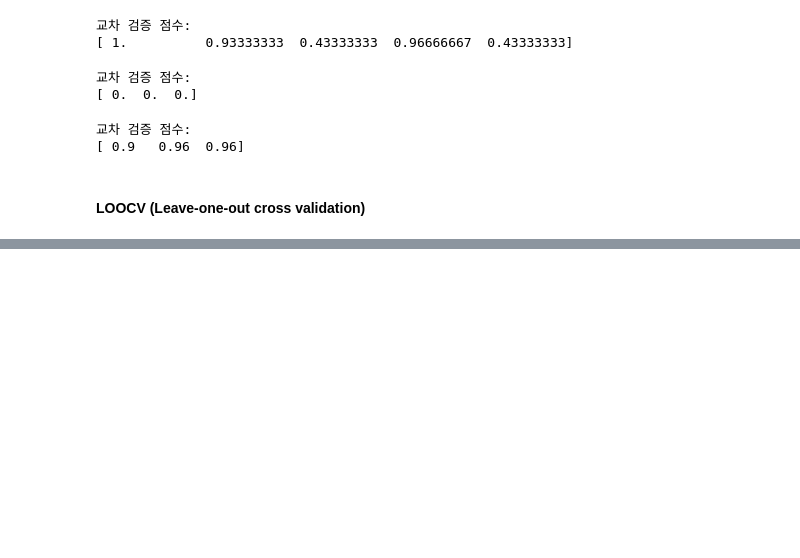
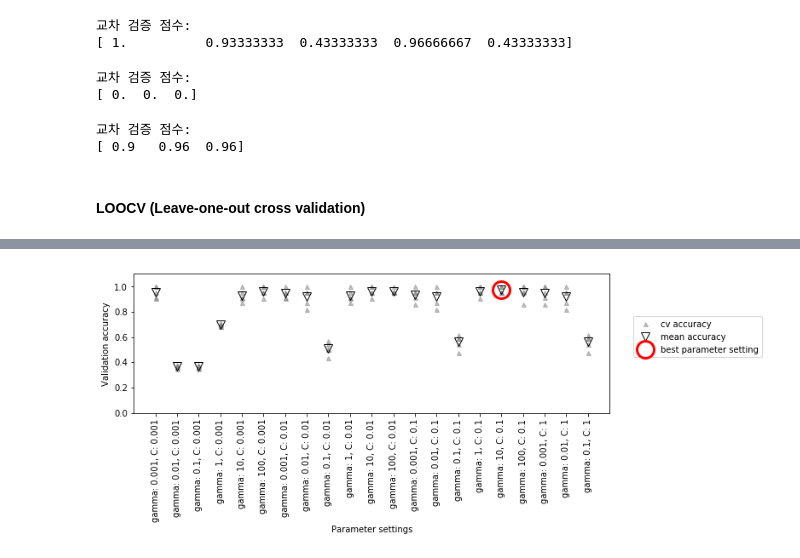
Before and after one commit to lovablebaby/DataScience, a Jupyter notebook: IntroductionToML_ScikitLearn/Introduction to ML with python_ch5.ipynb, the cells around one changed output, grey strips where cells are left out. Cells and saved outputs as stored; diff of their text form; code cells hidden in the pictures; blank space fills up the shorter version.

```diff
--- a/IntroductionToML_ScikitLearn/Introduction to ML with python_ch5.ipynb
+++ b/IntroductionToML_ScikitLearn/Introduction to ML with python_ch5.ipynb
@@ -109,0 +282,4 @@ print("교차 검증 점수:\n{}".format(cross_val_score(logreg, iris.data, iris
+# %%
+mglearn.plots.plot_cross_val_selection()
+# %% [output]
+[figure, added]
```
Also changed, not shown: parts of 120 cells of this notebook.
